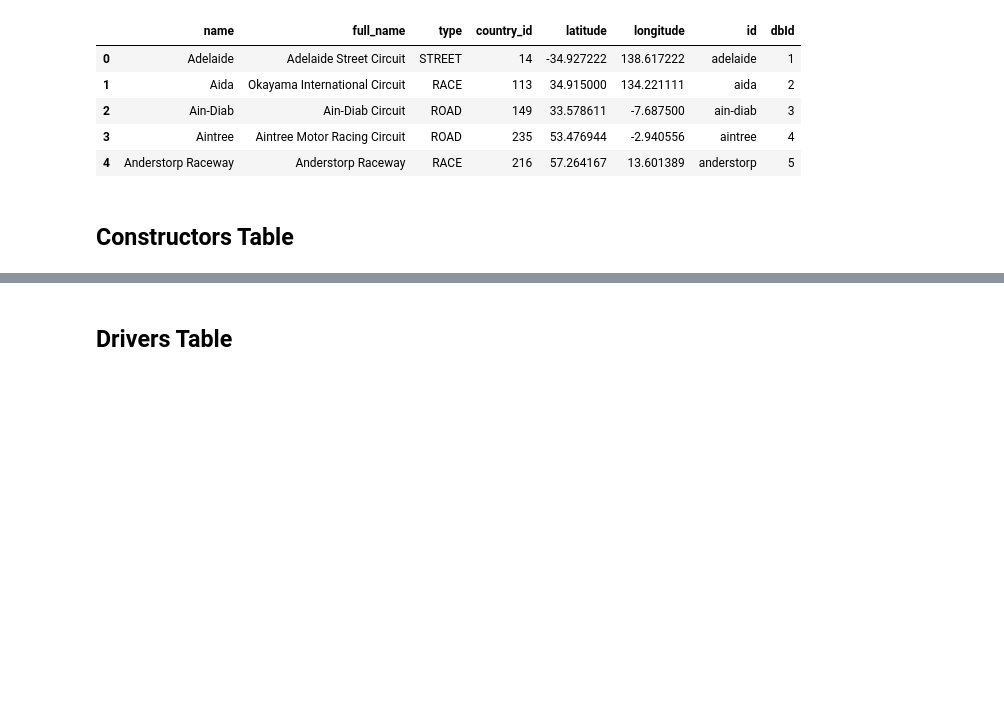
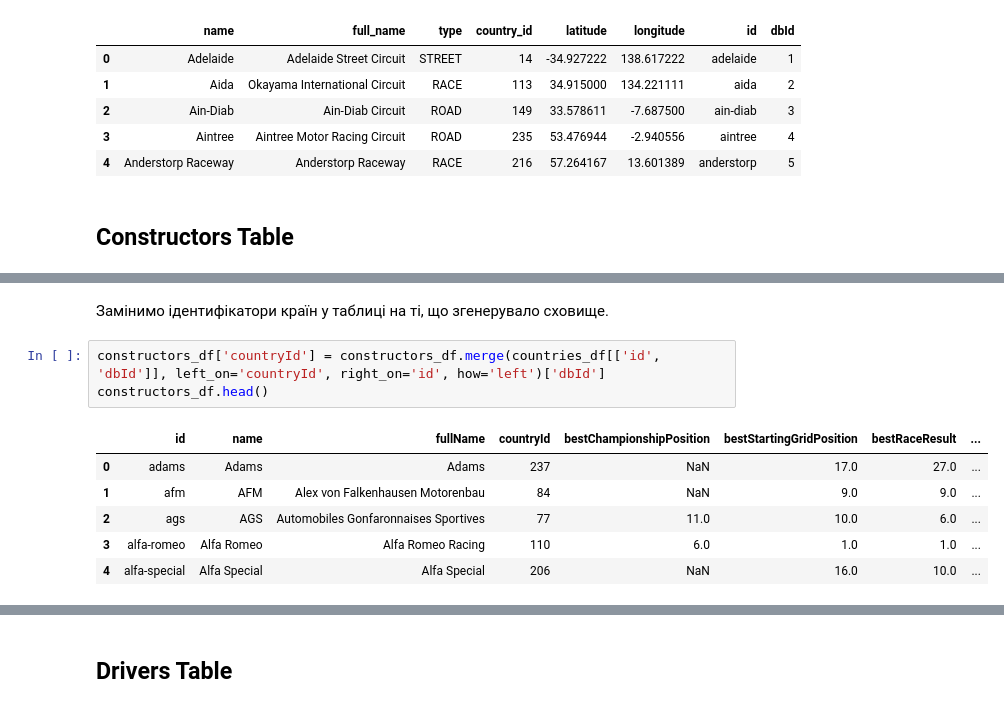
Before and after one commit to zagrebelnio/F1-Championship-Data-Analysis, a Jupyter notebook: storage/ETL/dimension_tables.ipynb, the cells around one changed output, grey strips where cells are left out. Cells and saved outputs as stored; diff of their text form; blank space fills up the shorter version.

```diff
--- a/storage/ETL/dimension_tables.ipynb
+++ b/storage/ETL/dimension_tables.ipynb
@@ -152,0 +165,12 @@ circuits_df.head()
+# %% [markdown]
+Замінимо ідентифікатори країн у таблиці на ті, що згенерувало сховище.
+# %%
+constructors_df['countryId'] = constructors_df.merge(countries_df[['id', 'dbId']], left_on='countryId', right_on='id', how='left')['dbId']
+constructors_df.head()
+# %% [output]
+|  | id | name | fullName | countryId | bestChampionshipPosition | bestStartingGridPosition | bestRaceResult | ... |
+| 0 | adams | Adams | Adams | 237 | NaN | 17.0 | 27.0 | ... |
+| 1 | afm | AFM | Alex von Falkenhausen Motorenbau | 84 | NaN | 9.0 | 9.0 | ... |
+| 2 | ags | AGS | Automobiles Gonfaronnaises Sportives | 77 | 11.0 | 10.0 | 6.0 | ... |
+| 3 | alfa-romeo | Alfa Romeo | Alfa Romeo Racing | 110 | 6.0 | 1.0 | 1.0 | ... |
+| 4 | alfa-special | Alfa Special | Alfa Special | 206 | NaN | 16.0 | 10.0 | ... |
```
Also changed, not shown: parts of 8 cells of this notebook.
